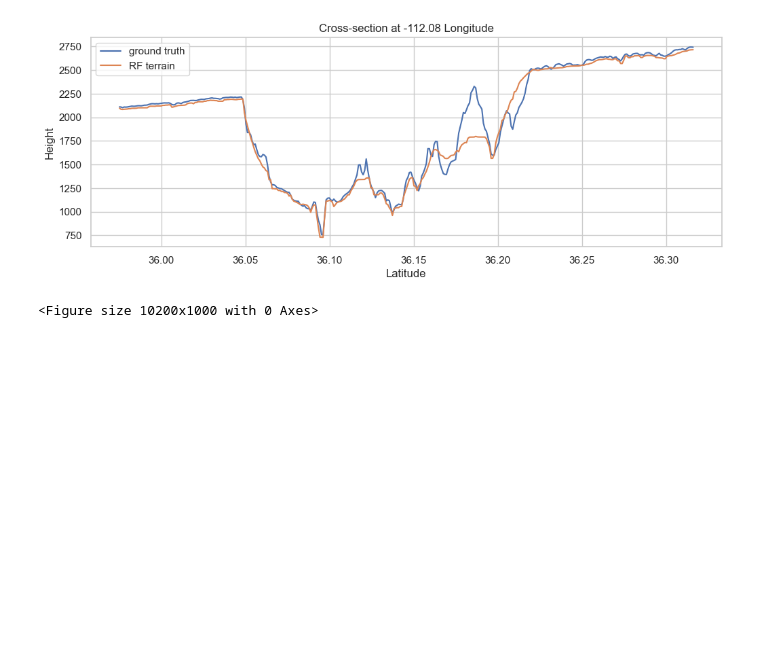
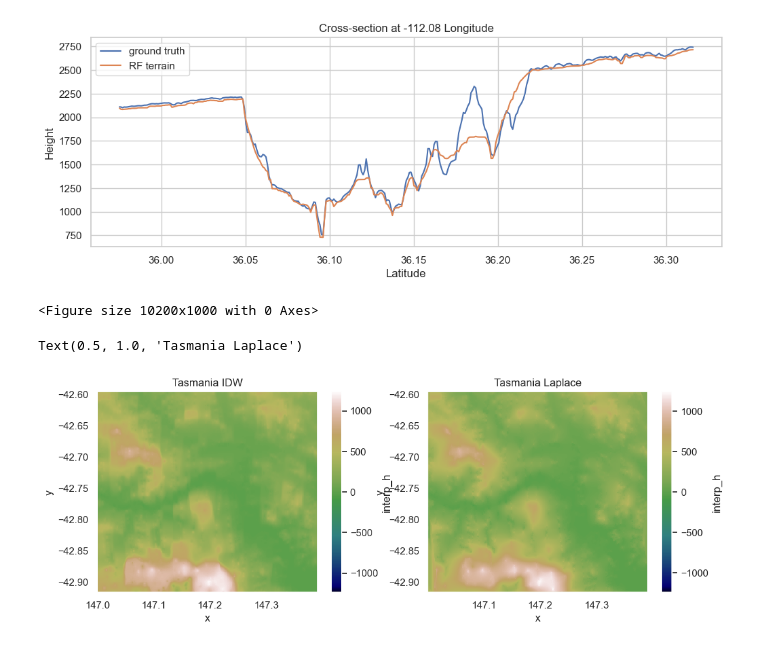
Before and after one commit to leowlk/RF_Terrain, a Jupyter notebook: notebooks/rf_analysis.ipynb, the cells around one changed output. Saved outputs shown, nothing was run; the diff lists cells and outputs as text; code cells hidden in the pictures; blank space fills up the shorter version.

```diff
--- a/notebooks/rf_analysis.ipynb
+++ b/notebooks/rf_analysis.ipynb
@@ -187,6 +229,27 @@ plt.show()
 # %% [output]
 [figure]
 <Figure size 10200x1000 with 0 Axes>
+# %%
+tasmania_idw = "../ICESAT/tasmania/rf_features/interp_idw_h.tif"
+tasmania_aidw = "../ICESAT/tasmania/rf_features/interp_aidw_h.tif"
+tasmania_laplace = "../ICESAT/tasmania/rf_features/interp_laplace_h.tif"
+
+AIDW = rioxarray.open_rasterio(tasmania_aidw, band_as_variable=True)
+IDW = rioxarray.open_rasterio(tasmania_idw, band_as_variable=True)
+Laplace = rioxarray.open_rasterio(tasmania_laplace, band_as_variable=True)
+
+fig, axes = plt.subplots(nrows=1, ncols=2, figsize=(12, 4))
+IDW.band_1.plot(cmap='gist_earth', robust=False, ax=axes[0])
+axes[0].set_title('Tasmania IDW')
+
+# AIDW.band_1.plot(cmap='gist_earth', robust=True, ax=axes[1])
+# axes[1].set_title('Adjusted Inverse Distance Weighted')
+
+Laplace.band_1.plot(cmap='gist_earth', robust=False, ax=axes[1])
+axes[1].set_title('Tasmania Laplace')
+# %% [output]
+Text(0.5, 1.0, 'Tasmania Laplace')
+[figure, added]
 # %%
 # import numpy as np
 # import scipy.ndimage
```
Also changed, not shown: parts of 2 cells of this notebook, 12 other files.
